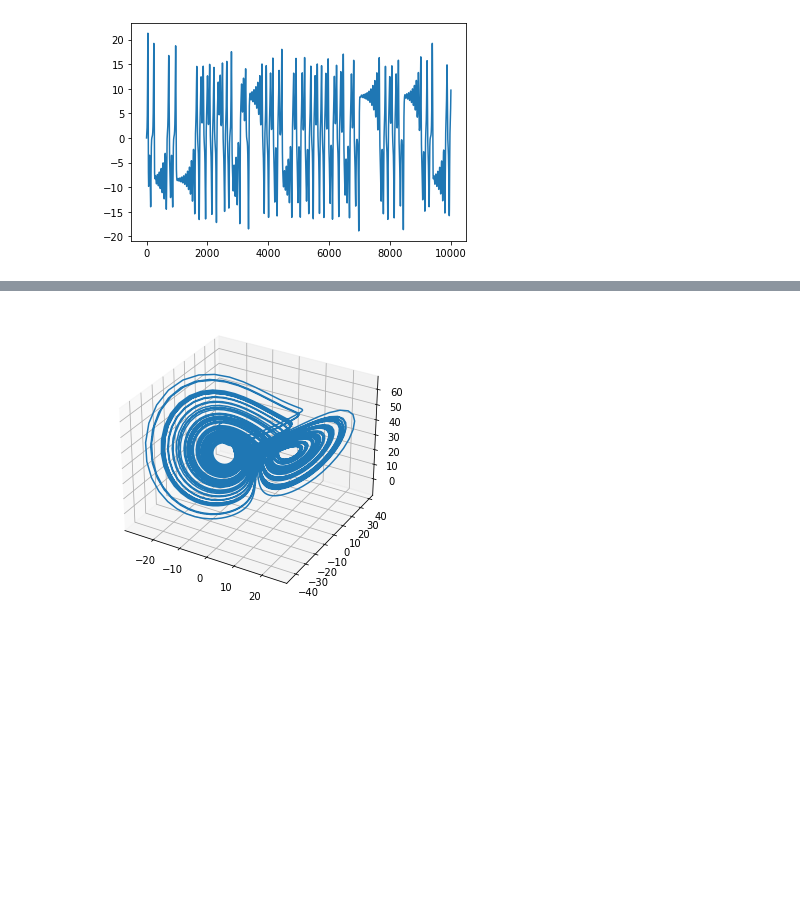
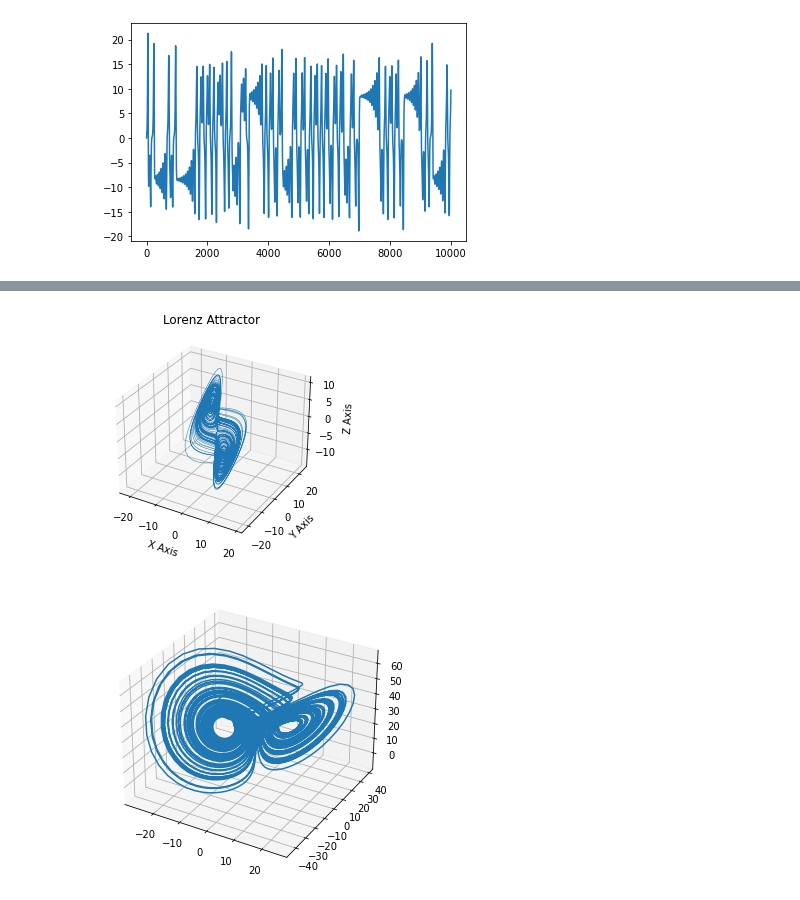
Before and after one commit to lluo02/AI-In-Complex-Systems, a Jupyter notebook: lorenzdemo.ipynb, the cells around one changed output, grey strips where cells are left out. Cells and saved outputs as stored; diff of their text form; code cells hidden in the pictures; blank space fills up the shorter version.

```diff
--- a/lorenzdemo.ipynb
+++ b/lorenzdemo.ipynb
@@ -102,3 +133,16 @@ plt.plot(data[0])
+# %%
+# Plot
+ax = plt.figure().add_subplot(projection='3d')
+
+ax.plot(delayssvd[0], delayssvd[1], delayssvd[2], lw=0.5)
+ax.set_xlabel("X Axis")
+ax.set_ylabel("Y Axis")
+ax.set_zlabel("Z Axis")
+ax.set_title("Lorenz Attractor")
+
+plt.show()
+# %% [output]
+[figure, added]
 # %%
 from mpl_toolkits.mplot3d.axes3d import Axes3D
 
```
Also changed, not shown: parts of 8 cells of this notebook.
